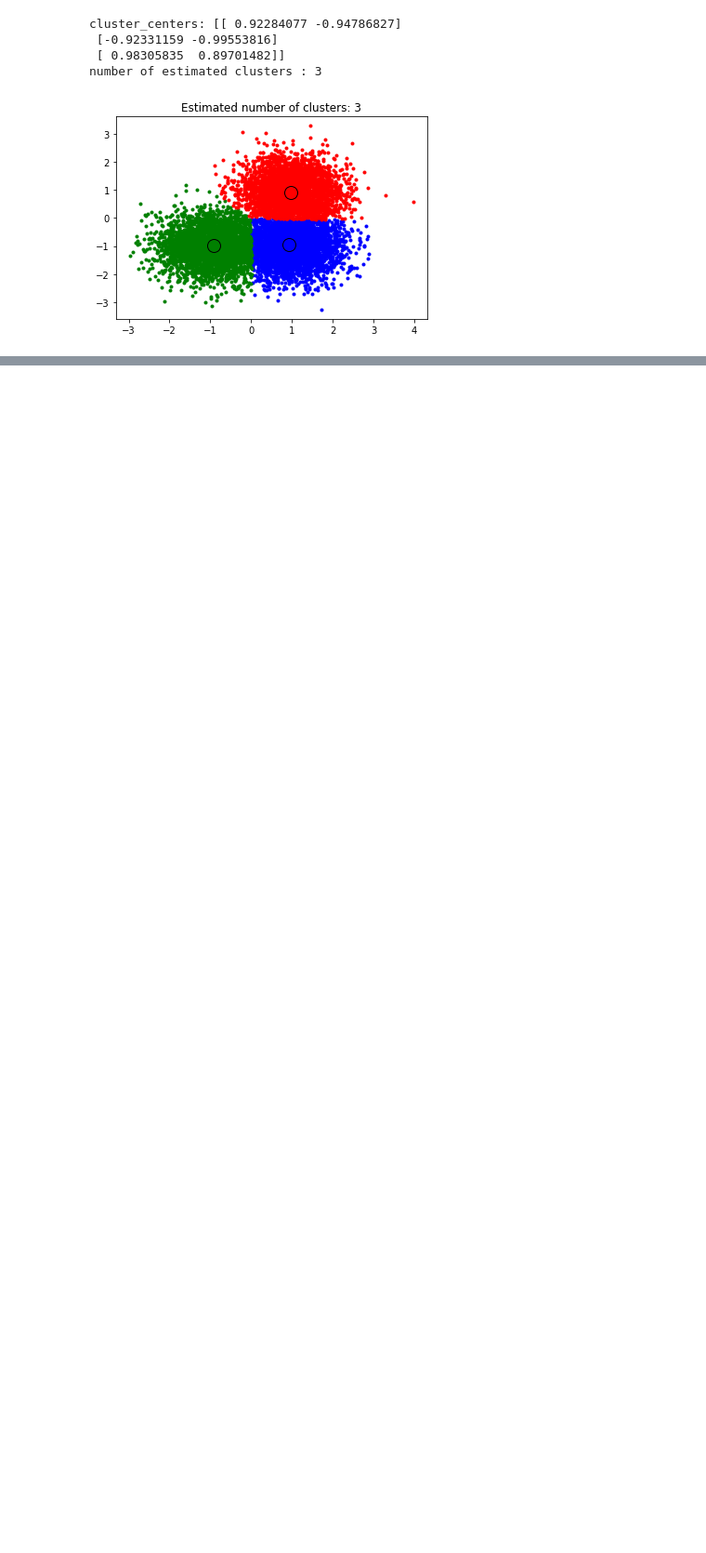
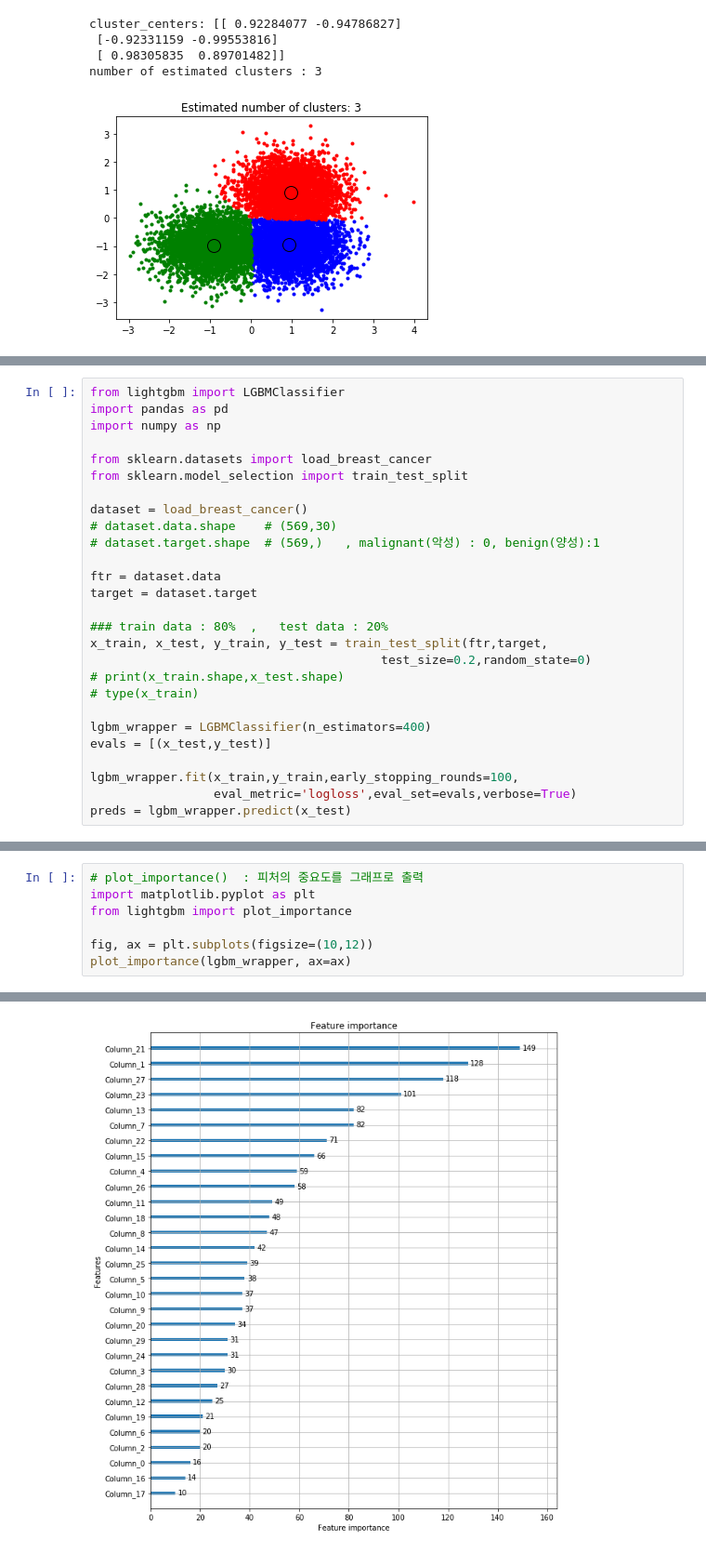
Before and after one commit to digicope01/bigdata, a Jupyter notebook: 파이썬머신러닝/머신러닝개념.ipynb, the cells around one changed output, grey strips where cells are left out. Shown: that part at 93% size. Saved outputs shown, nothing was run; the diff lists cells and outputs as text; blank space fills up the shorter version.

```diff
--- a/파이썬머신러닝/머신러닝개념.ipynb
+++ b/파이썬머신러닝/머신러닝개념.ipynb
@@ -986,0 +1320,27 @@ number of estimated clusters : 3
+# %%
+from lightgbm import LGBMClassifier
+import pandas as pd
+import numpy as np
+
+from sklearn.datasets import load_breast_cancer
+from sklearn.model_selection import train_test_split
+
+dataset = load_breast_cancer()
+# dataset.data.shape    # (569,30)
+# dataset.target.shape  # (569,)   , malignant(악성) : 0, benign(양성):1
+
+ftr = dataset.data
+target = dataset.target
+
+### train data : 80%  ,   test data : 20%
+x_train, x_test, y_train, y_test = train_test_split(ftr,target,
+                                        test_size=0.2,random_state=0)
+# print(x_train.shape,x_test.shape)
+# type(x_train)
+
+lgbm_wrapper = LGBMClassifier(n_estimators=400)
+evals = [(x_test,y_test)]
+
+lgbm_wrapper.fit(x_train,y_train,early_stopping_rounds=100,
+                 eval_metric='logloss',eval_set=evals,verbose=True)
+preds = lgbm_wrapper.predict(x_test)
@@ -986,0 +1379,8 @@ number of estimated clusters : 3
+# %%
+# plot_importance()  : 피처의 중요도를 그래프로 출력
+import matplotlib.pyplot as plt
+from lightgbm import plot_importance
+
+fig, ax = plt.subplots(figsize=(10,12))
+plot_importance(lgbm_wrapper, ax=ax)
+# %% [output]
@@ -986,0 +1388 @@ number of estimated clusters : 3
+[figure, added]
```
Also changed, not shown: parts of 47 cells of this notebook.
